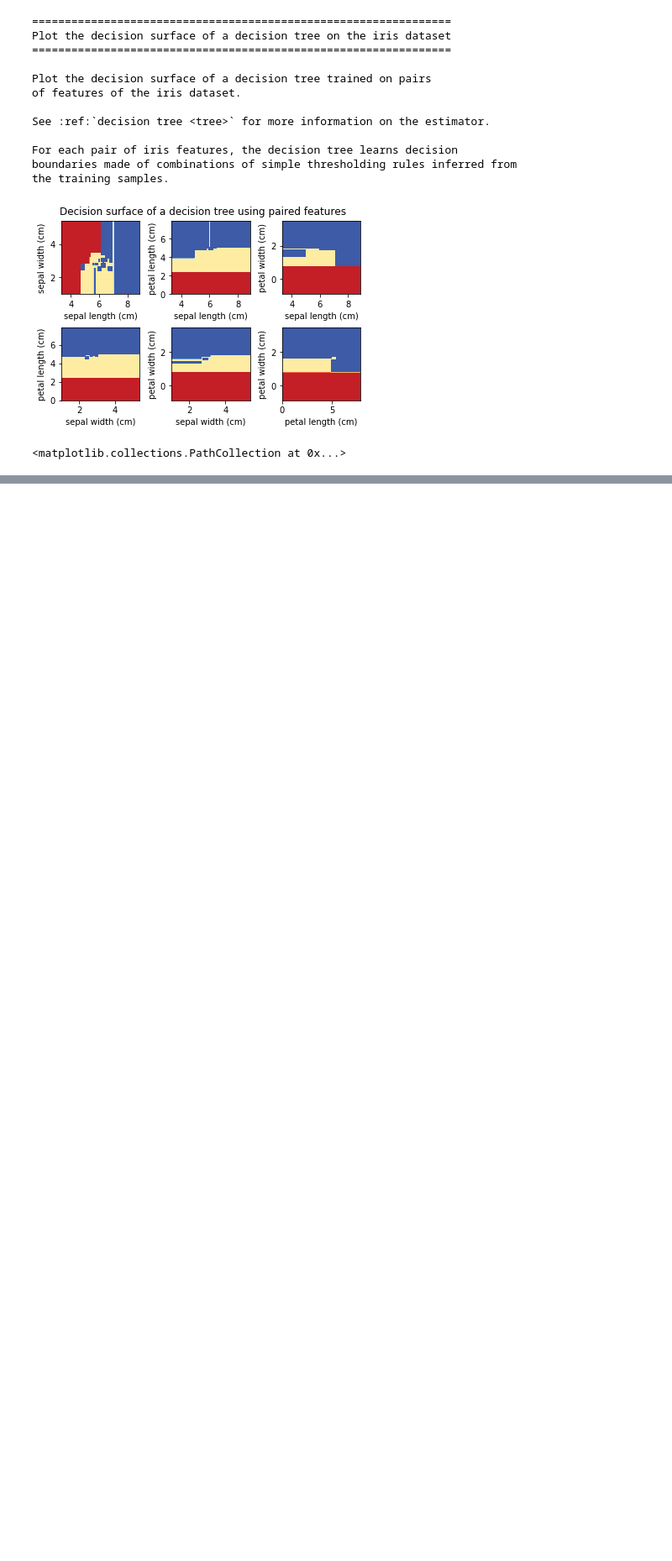
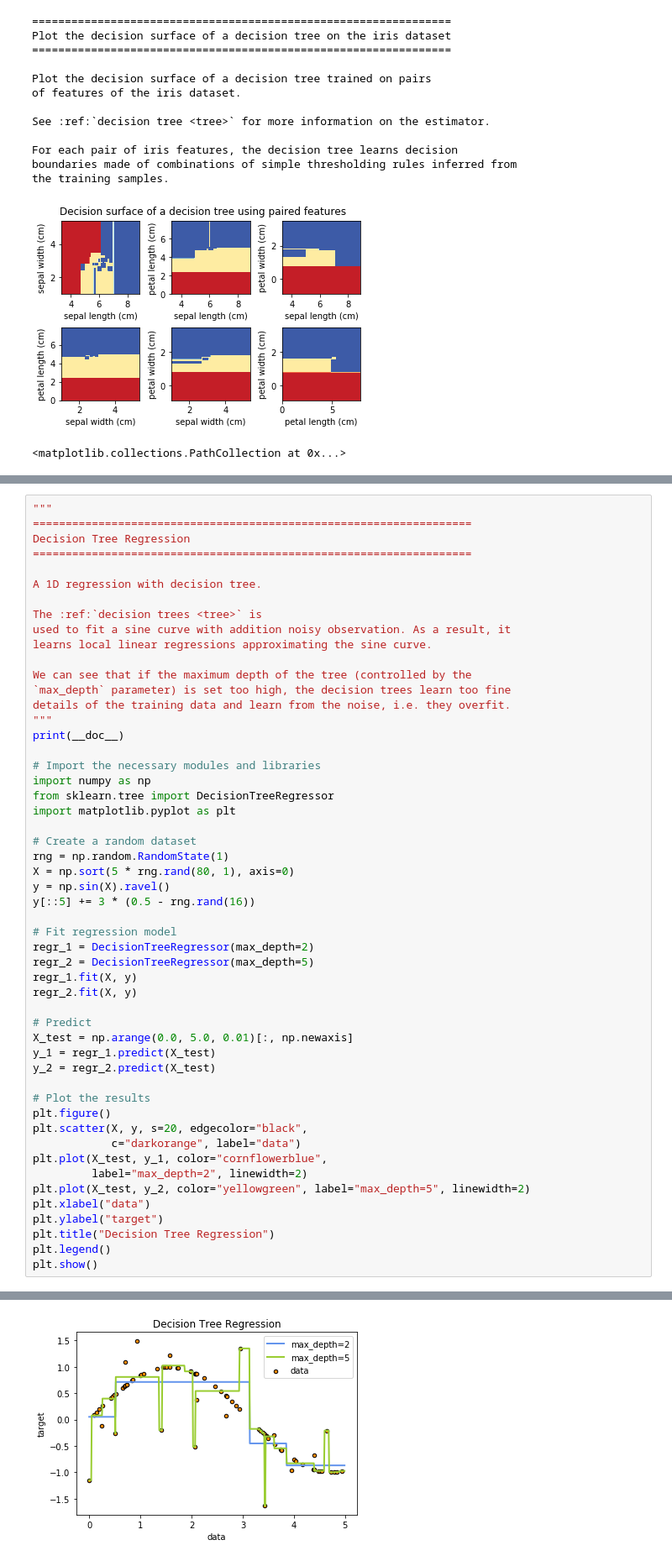
Before and after one commit to lindenwxl/Machine-Learning, a Jupyter notebook: Grokking_Algorithms/15.0-Decision-Trees-scikit.ipynb, the cells around one changed output, grey strips where cells are left out. Shown: that part at 84% size. Drawn from its saved outputs; the diff is of its cells as text; blank space fills up the shorter version.

Commit message:
machine learning

```diff
--- a/Grokking_Algorithms/15.0-Decision-Trees-scikit.ipynb
+++ b/Grokking_Algorithms/15.0-Decision-Trees-scikit.ipynb
@@ -171,0 +186,53 @@ the training samples.
+# %%
+"""
+===================================================================
+Decision Tree Regression
+===================================================================
+
+A 1D regression with decision tree.
+
+The :ref:`decision trees <tree>` is
+used to fit a sine curve with addition noisy observation. As a result, it
+learns local linear regressions approximating the sine curve.
+
+We can see that if the maximum depth of the tree (controlled by the
+`max_depth` parameter) is set too high, the decision trees learn too fine
+details of the training data and learn from the noise, i.e. they overfit.
+"""
+print(__doc__)
+
+# Import the necessary modules and libraries
+import numpy as np
+from sklearn.tree import DecisionTreeRegressor
+import matplotlib.pyplot as plt
+
+# Create a random dataset
+rng = np.random.RandomState(1)
+X = np.sort(5 * rng.rand(80, 1), axis=0)
+y = np.sin(X).ravel()
+y[::5] += 3 * (0.5 - rng.rand(16))
+
+# Fit regression model
+regr_1 = DecisionTreeRegressor(max_depth=2)
+regr_2 = DecisionTreeRegressor(max_depth=5)
+regr_1.fit(X, y)
+regr_2.fit(X, y)
+
+# Predict
+X_test = np.arange(0.0, 5.0, 0.01)[:, np.newaxis]
+y_1 = regr_1.predict(X_test)
+y_2 = regr_2.predict(X_test)
+
+# Plot the results
+plt.figure()
+plt.scatter(X, y, s=20, edgecolor="black",
+            c="darkorange", label="data")
+plt.plot(X_test, y_1, color="cornflowerblue",
+         label="max_depth=2", linewidth=2)
+plt.plot(X_test, y_2, color="yellowgreen", label="max_depth=5", linewidth=2)
+plt.xlabel("data")
+plt.ylabel("target")
+plt.title("Decision Tree Regression")
+plt.legend()
+plt.show()
+# %% [output]
@@ -171,0 +252 @@ the training samples.
+[figure, added]
```
Also changed, not shown: parts of 5 cells of this notebook, 5 other files.
